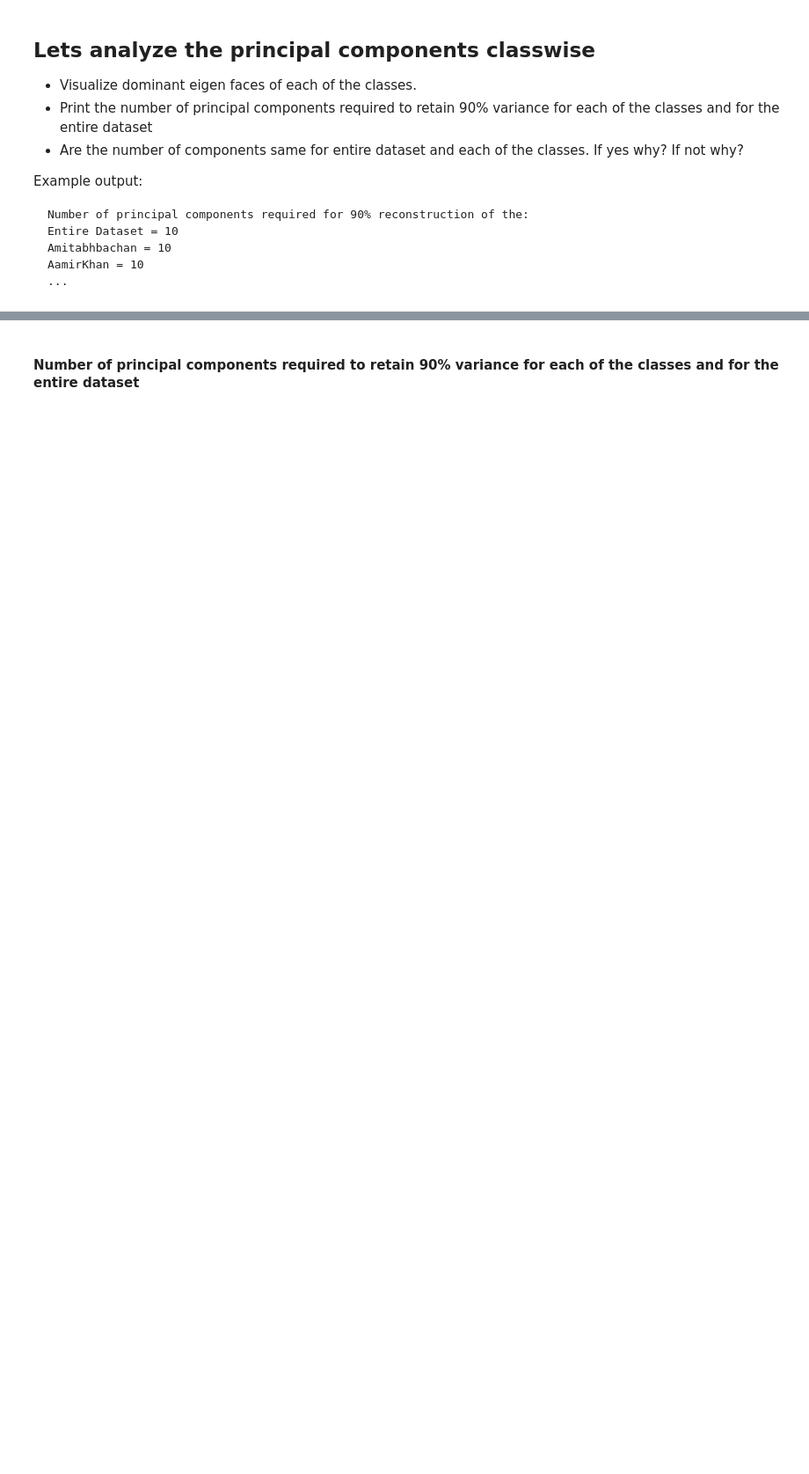
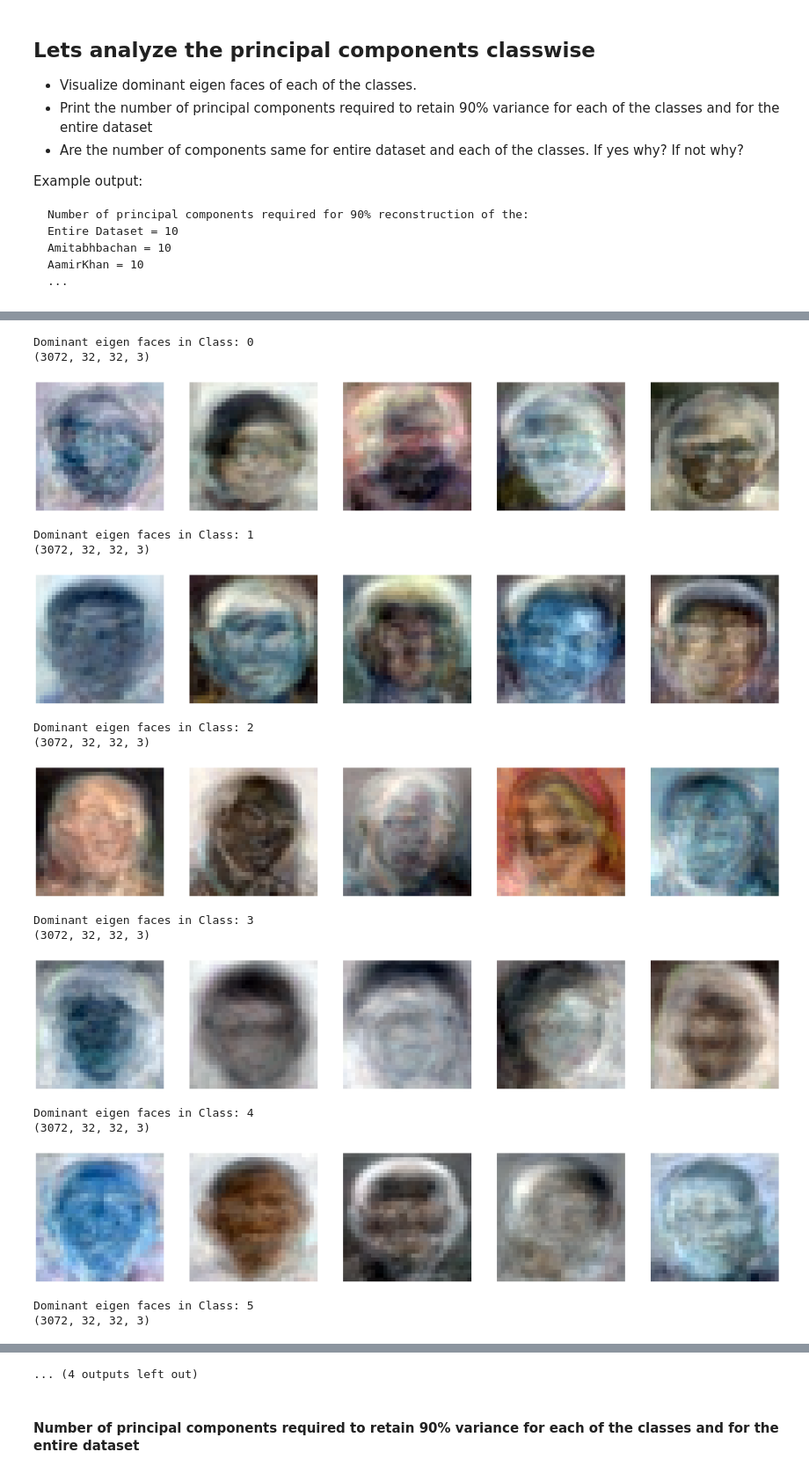
Before and after one commit to shiridikumar/SMAI_assignment, a Jupyter notebook: RollNumber_Q2.ipynb, the cells around one changed output, grey strips where cells are left out. Shown at 88% size. Saved outputs shown, nothing was run; the diff lists cells and outputs as text; code cells hidden in the pictures; blank space fills up the shorter version.

```diff
--- a/RollNumber_Q2.ipynb
+++ b/RollNumber_Q2.ipynb
@@ -139,15 +151,5 @@ Let's define reconstruction error as the frobenius norm of the difference betwee
 # %%
-def compute_eig(X):
-    print(X.shape)
-    x=X.reshape((X.shape[0],-1))
-    xbar=np.mean(x,axis=0)
-    cov=np.dot((x-xbar).T,(x-xbar))
-    eig_vals, eig_vecs = np.linalg.eig(cov)
-    idx = eig_vals.argsort()[::-1]
-    eigenValues = eig_vals[idx]
-    eigenVectors = eig_vecs[:,idx]
-    return (eigenValues,eigenVectors,xbar)
-# eigenVectors.shape
 
 eigenValues,eigenVectors,xbar=compute_eig(X)
+print(X.shape)
 # %% [output]
@@ -330,0 +333,35 @@ KeyboardInterrupt:
+# %%
+all_classes=np.unique(y)
+num=[]
+for i in range(len(all_classes)):
+    target_label=all_classes[i]
+    ind=list(map(lambda x:y[x]==target_label,range(len(y))))
+    newx=X[ind,:,:,]
+    newy=y[ind]
+    eig_vals,eig_vecs,_=compute_eig(newx)
+    eig_vecs=np.real(eig_vecs)
+    for j in range(len(eig_vals)):
+        if(compute_var(eig_vals,j)>=90):
+            num.append(j)
+            break
+    print("Dominant eigen faces in Class: {}".format(all_classes[i]))
+    plot(eig_vecs,H,W,C, range(5))
+    print()
+# %% [output]
+Dominant eigen faces in Class: 0
+(3072, 32, 32, 3)
+[figure, added]
+Dominant eigen faces in Class: 1
+(3072, 32, 32, 3)
+[figure, added]
+Dominant eigen faces in Class: 2
+(3072, 32, 32, 3)
+[figure, added]
+Dominant eigen faces in Class: 3
+(3072, 32, 32, 3)
+[figure, added]
+Dominant eigen faces in Class: 4
+(3072, 32, 32, 3)
+[figure, added]
+Dominant eigen faces in Class: 5
+(3072, 32, 32, 3)
@@ -331,3 +369,4 @@ KeyboardInterrupt:
+... (4 outputs left out)
 # %% [markdown]
 #### Number of principal components required to retain 90% variance for each of the classes and for the entire dataset
 # %%
```
Also changed, not shown: parts of 19 cells of this notebook, 1 other file.
